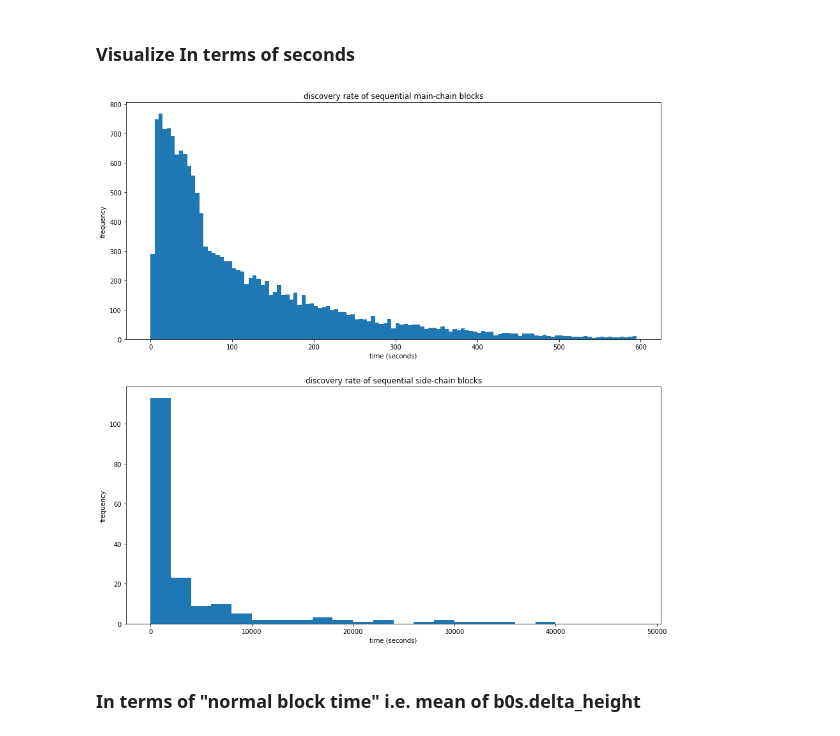
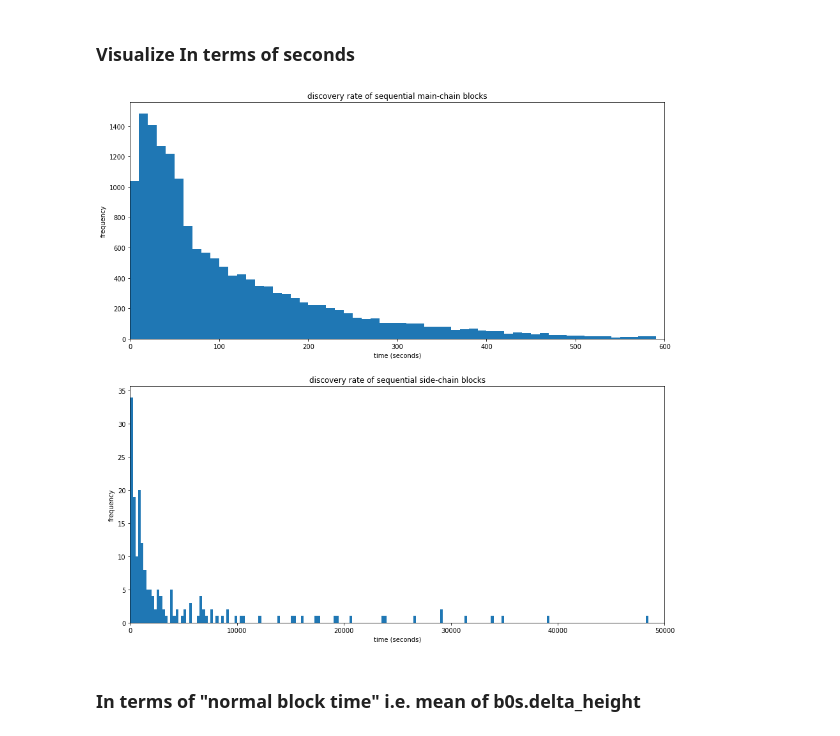
Before and after one commit to noncesense-research-lab/archival_network, a Jupyter notebook: altchain_temporal_study.ipynb, the cells around one changed output. Cells and saved outputs as stored; diff of their text form; code cells hidden in the pictures.

```diff
--- a/altchain_temporal_study.ipynb
+++ b/altchain_temporal_study.ipynb
@@ -127,18 +127,20 @@ Side-chain blocks come with mean time: 5538 seconds = 92.3 min
 # %%
 fig = plt.figure(figsize=(15,15))
 ax1 = fig.add_subplot(211)
 ax1.set_xlabel('time (seconds)')
 ax1.set_ylabel('frequency')
 ax1.set_title('discovery rate of sequential main-chain blocks')
-plt.hist(b0s.delta_time, bins=range(0,600,5))
+plt.hist(b0s.delta_time, bins=range(0,600,10))
+ax1.set_xlim((0,600))
 ax2 = fig.add_subplot(212)
-plt.hist(b1s.delta_time, bins=range(0,50000,2000))
+plt.hist(b1s.delta_time, bins=range(0,50000,250))
 ax2.set_xlabel('time (seconds)')
 ax2.set_ylabel('frequency')
 ax2.set_title('discovery rate of sequential side-chain blocks')
+ax2.set_xlim((0,50000))
 pass
 # %% [output]
-[figure, old version]
+[figure, new version]
 # %% [markdown]
 ### In terms of "normal block time" i.e. mean of b0s.delta_height
 # %%
```
Also changed, not shown: parts of 1 cell of this notebook, 1 other file.
